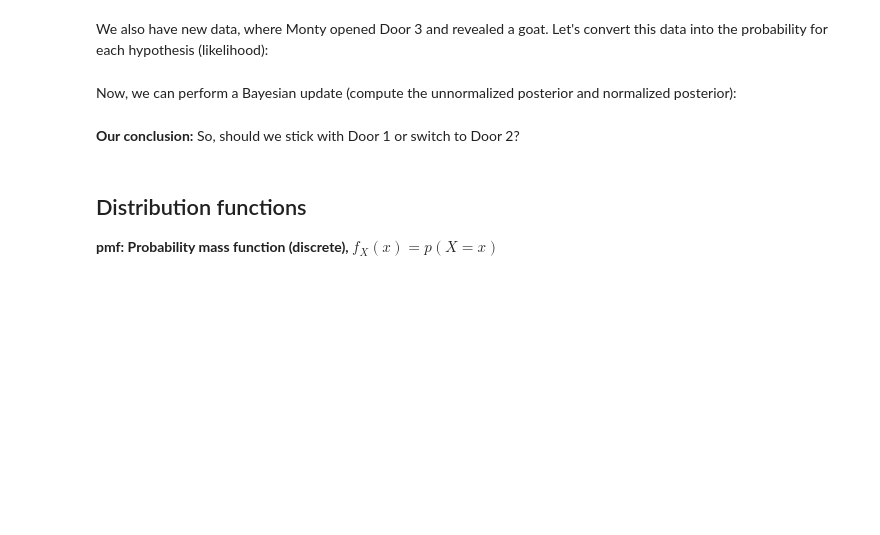
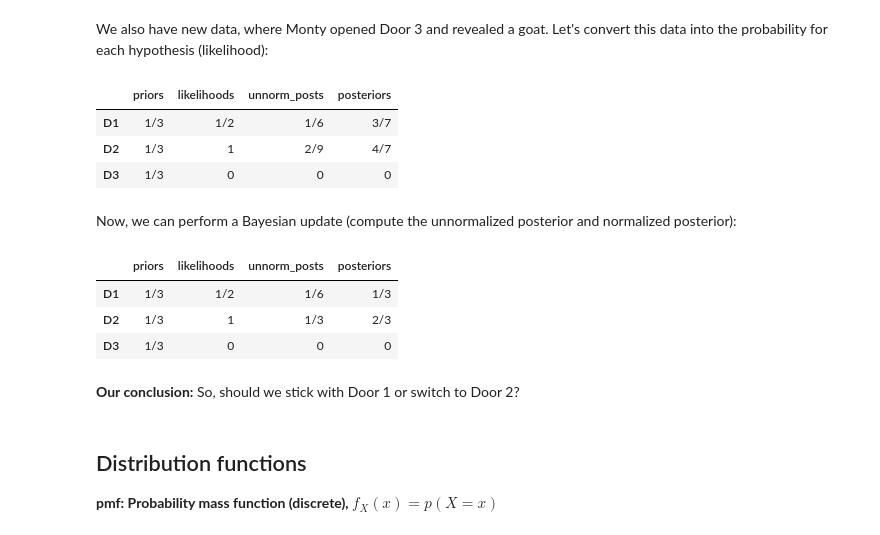
Before and after one commit to curtywang/ee5020-notes-fa21, a Jupyter notebook: day13/bayesian_statistics.ipynb, the cells around one changed output. Saved outputs shown, nothing was run; the diff lists cells and outputs as text; code cells hidden in the pictures; blank space fills up the shorter version.

```diff
--- a/day13/bayesian_statistics.ipynb
+++ b/day13/bayesian_statistics.ipynb
@@ -102,3 +143,7 @@ To answer this question, we have to make some assumptions about the behavior of
 We start with three hypotheses: the car might be behind Door 1, 2, or 3.
 # %% [markdown]
 According to the statement of the problem, the prior probability for each door is 1/3:
+# %%
+df_monty = pd.DataFrame(index=['D1', 'D2', 'D3'])
+df_monty['priors'] = Fraction(1, 3)
+df_monty
@@ -105,7 +155,24 @@ According to the statement of the problem, the prior probability for each door i
 # %% [markdown]
 We also have new data, where Monty opened Door 3 and revealed a goat. Let's convert this data into the probability for each hypothesis (likelihood):
+# %%
+df_monty['likelihoods'] = Fraction(1, 2), 1, 0
+df_monty
+# %% [output]
+|  | priors | likelihoods | unnorm_posts | posteriors |
+| D1 | 1/3 | 1/2 | 1/6 | 3/7 |
+| D2 | 1/3 | 1 | 2/9 | 4/7 |
+| D3 | 1/3 | 0 | 0 | 0 |
 # %% [markdown]
 Now, we can perform a Bayesian update (compute the unnormalized posterior and normalized posterior):
+# %%
+df_monty['unnorm_posts'] = df_monty['priors'] * df_monty['likelihoods']
+df_monty['posteriors'] = df_monty['unnorm_posts'] / df_monty['unnorm_posts'].sum()
+df_monty
+# %% [output]
+|  | priors | likelihoods | unnorm_posts | posteriors |
+| D1 | 1/3 | 1/2 | 1/6 | 1/3 |
+| D2 | 1/3 | 1 | 1/3 | 2/3 |
+| D3 | 1/3 | 0 | 0 | 0 |
 # %% [markdown]
 **Our conclusion:** So, should we stick with Door 1 or switch to Door 2?
 # %% [markdown]
```
Also changed, not shown: parts of 17 cells of this notebook.
